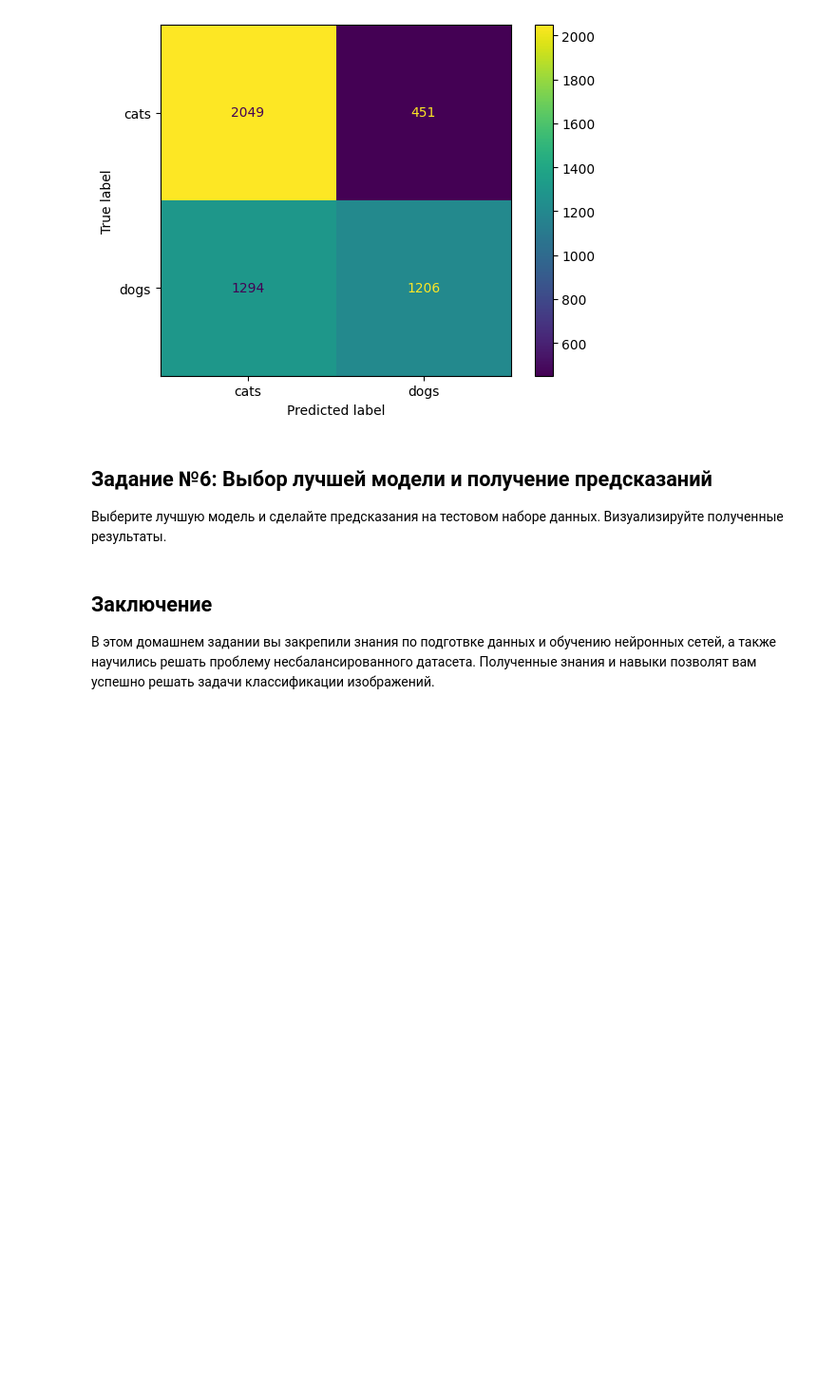
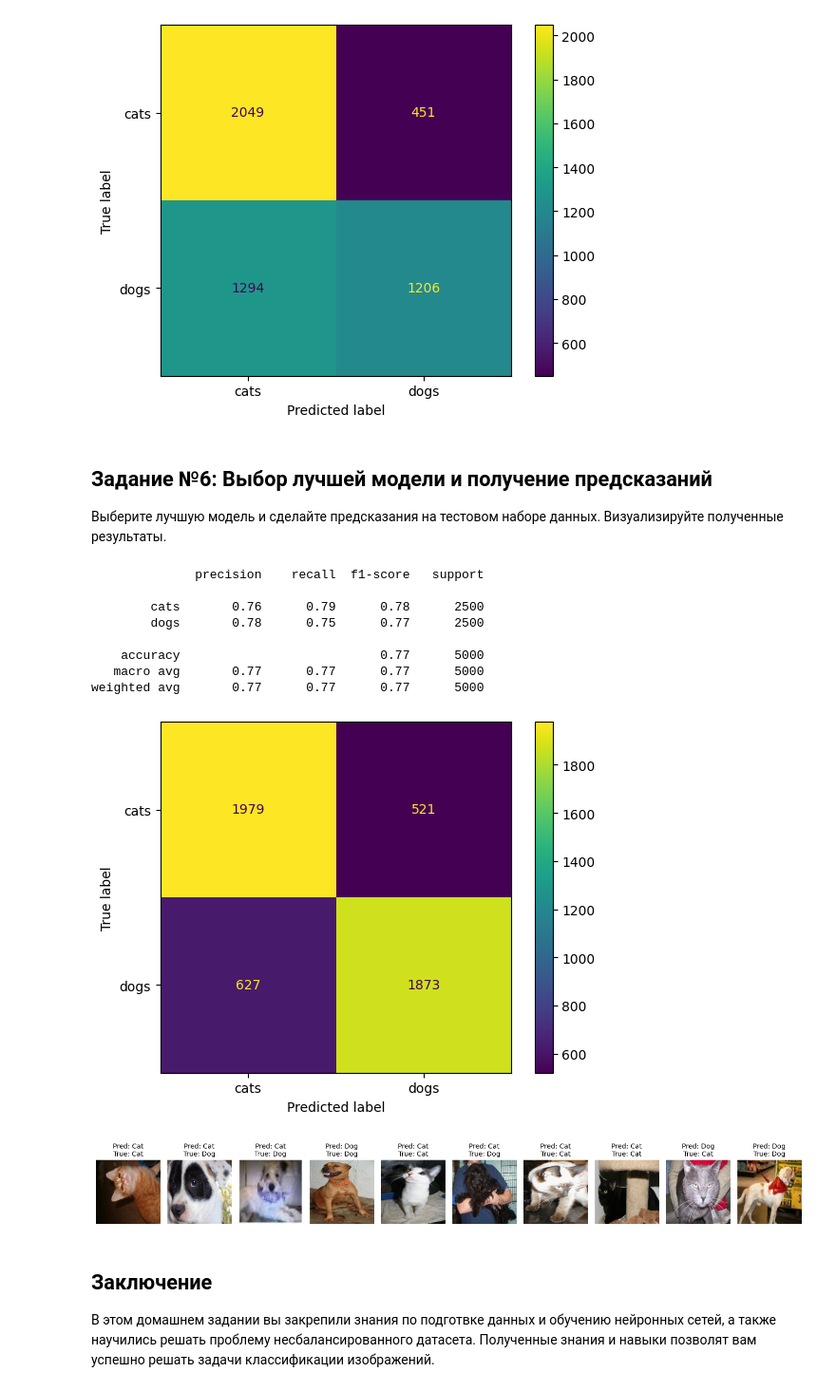
Before and after one commit to br0fire/HSE_CV, a Jupyter notebook: HW1/ДЗ_Классификация_изображений.ipynb, the cells around one changed output. Shown at 95% size. Drawn from its saved outputs; the diff is of its cells as text; code cells hidden in the pictures; blank space fills up the shorter version.

```diff
--- a/HW1/ДЗ_Классификация_изображений.ipynb
+++ b/HW1/ДЗ_Классификация_изображений.ipynb
@@ -567,6 +618,42 @@ weighted avg       0.67      0.65      0.64      5000
 # %% [markdown]
 ## Задание №6: Выбор лучшей модели и получение предсказаний
 Выберите лучшую модель и сделайте предсказания на тестовом наборе данных. Визуализируйте полученные результаты.
+# %%
+model, y_pred, y_true = run_and_metrics(model, 'checkpoints/sampler.pth', test_loader, if_return=True)
+# %% [output]
+              precision    recall  f1-score   support
+
+        cats       0.76      0.79      0.78      2500
+        dogs       0.78      0.75      0.77      2500
+
+    accuracy                           0.77      5000
+   macro avg       0.77      0.77      0.77      5000
+weighted avg       0.77      0.77      0.77      5000
+[figure, added]
+# %%
+
+def visualize_results(dataset, y_pred, y_true, num_samples=10):
+    indices = np.random.choice(len(dataset), num_samples, replace=False)
+
+    fig, axes = plt.subplots(1, num_samples, figsize=(15, 5))
+
+    for i, idx in enumerate(indices):
+        img, _ = dataset[idx]  # Get image
+        img = img.permute(1, 2, 0).numpy()  # Convert tensor to numpy
+        pred_label = "Cat" if y_pred[idx] == 0 else "Dog"
+        true_label = "Cat" if y_true[idx] == 0 else "Dog"
+
+        axes[i].imshow(img)
+        axes[i].axis("off")
+        axes[i].set_title(f"Pred: {pred_label}\nTrue: {true_label}", fontsize=10)
+
+    plt.tight_layout()
+    plt.show()
+
+# Call visualization function
+visualize_results(test_data, y_pred, y_true)
+# %% [output]
+[figure, added]
 # %% [markdown]
 ## Заключение
 В этом домашнем задании вы закрепили знания по подготвке данных и обучению нейронных сетей, а также научились решать проблему несбалансированного датасета.
```
Also changed, not shown: parts of 9 cells of this notebook.
